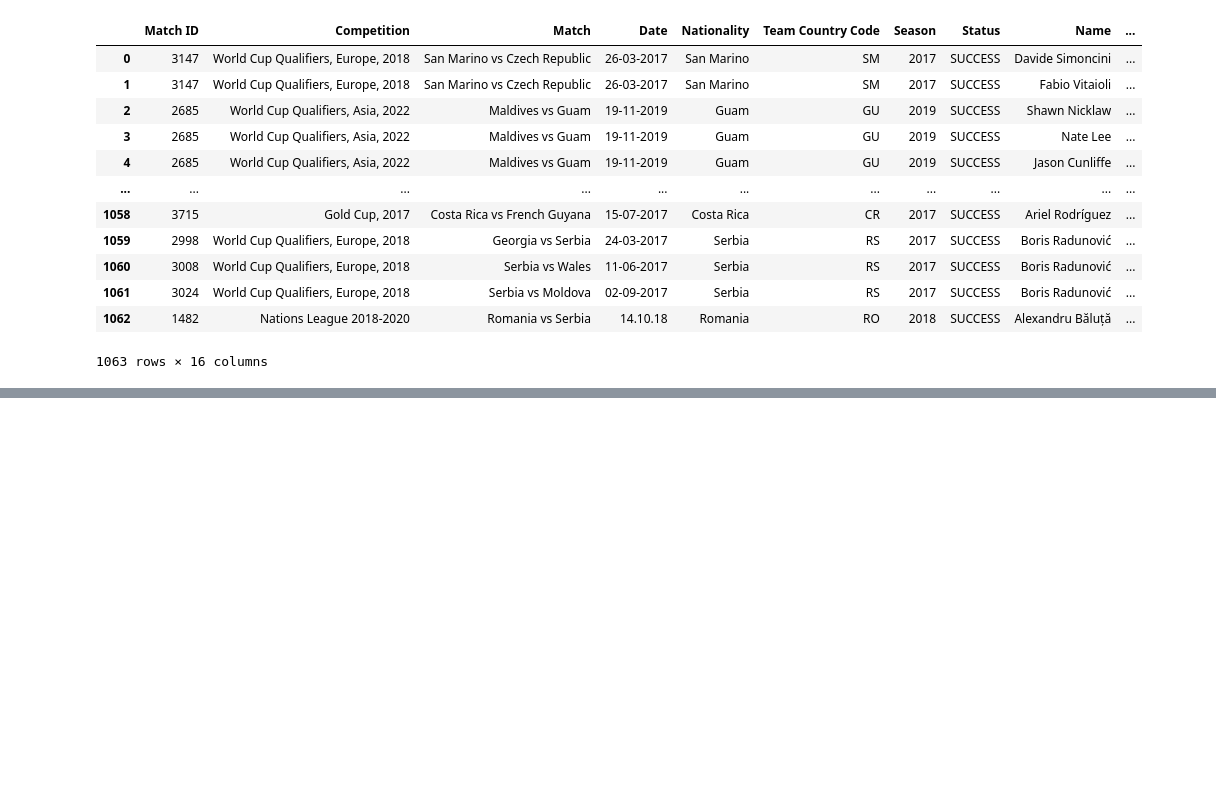
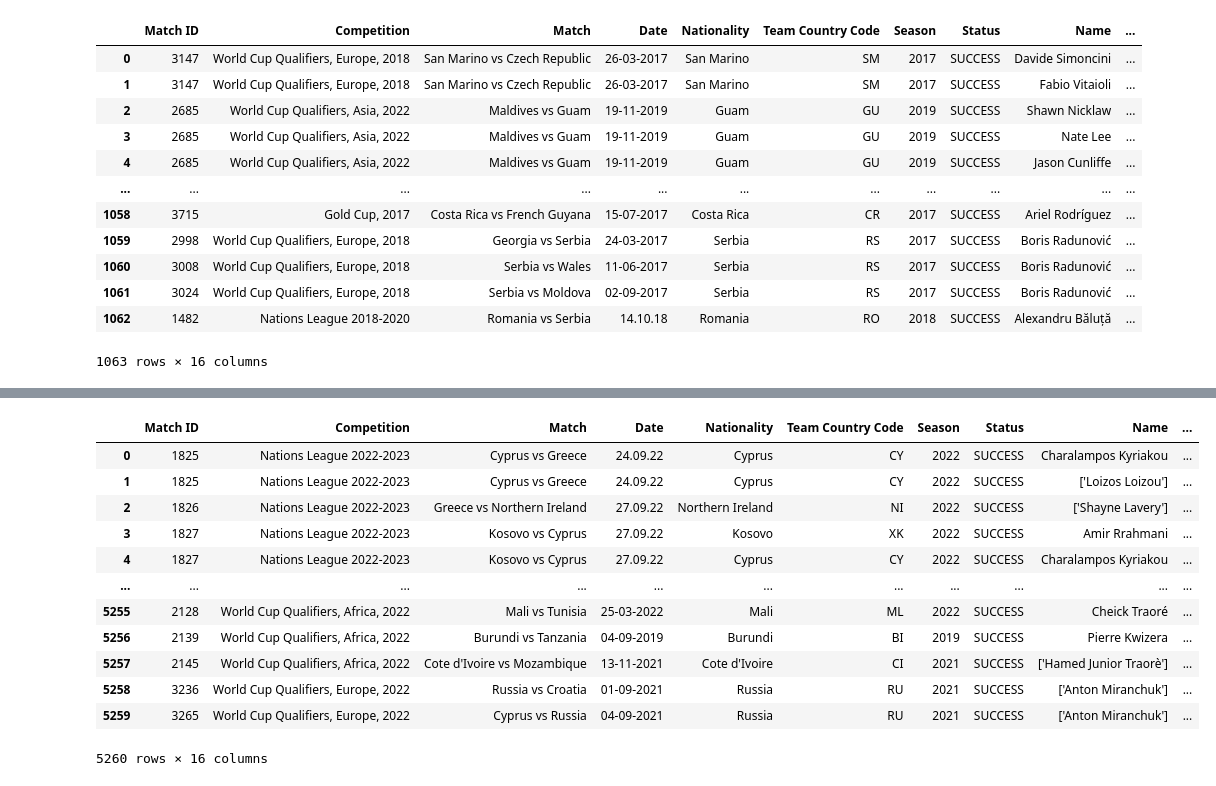
Before and after one commit to finnlsmith/footy_project_market_value_rankings, a Jupyter notebook: create_dataset_1/add_dfs_to_large_df.ipynb, the cells around one changed output, grey strips where cells are left out. Saved outputs shown, nothing was run; the diff lists cells and outputs as text; code cells hidden in the pictures; blank space fills up the shorter version.

```diff
--- a/create_dataset_1/add_dfs_to_large_df.ipynb
+++ b/create_dataset_1/add_dfs_to_large_df.ipynb
@@ -151,0 +173,35 @@ big_df_merged_new_Df.to_csv('most_updated_combined_DF.csv')
+# %%
+group_1_working = load_csv_dataset('Group 1 and 2 (for T) - Find their $ Info/Terrell Lookup Cases - group1_success_rework.csv')
+group_1_working = group_1_working.drop(columns={'Unnamed: 0.1', 'Unnamed: 0'})
+group_1_working.rename(columns={'Names_Found': 'Name(s) Found'}, inplace=True)
+group_1_working.rename(columns={'Country Code': 'Team Country Code'}, inplace=True)
+group_1_working = group_1_working.assign(Name=group_1_working['Name(s) Found'])
+group_1_working['Impute Required?'] = False
+group_1_working['Match Case'] = 'single'
+
+for i in range(0, 5260):
+    if group_1_working.at[i, 'Market Value'] == 0:
+        group_1_working.at[i, 'Impute Required?'] = True
+
+
+desired_column_order = ['Match ID', 'Competition', 'Match', 'Date', 'Nationality', 'Team Country Code',
+                       'Season', 'Status', 'Name', 'Market Value', 'Lookup Still Required?',
+                       'Lookup Return Case', 'Impute Required?', 'Name(s) Found', 'ORIGINAL JERSEY',
+                       'Match Case']
+
+group_1_working = group_1_working.reindex(columns=desired_column_order)
+group_1_working
+# %% [output]
+|  | Match ID | Competition | Match | Date | Nationality | Team Country Code | Season | Status | Name | ... |
+| 0 | 1825 | Nations League 2022-2023 | Cyprus vs Greece | 24.09.22 | Cyprus | CY | 2022 | SUCCESS | Charalampos Kyriakou | ... |
+| 1 | 1825 | Nations League 2022-2023 | Cyprus vs Greece | 24.09.22 | Cyprus | CY | 2022 | SUCCESS | ['Loizos Loizou'] | ... |
+| 2 | 1826 | Nations League 2022-2023 | Greece vs Northern Ireland | 27.09.22 | Northern Ireland | NI | 2022 | SUCCESS | ['Shayne Lavery'] | ... |
+| 3 | 1827 | Nations League 2022-2023 | Kosovo vs Cyprus | 27.09.22 | Kosovo | XK | 2022 | SUCCESS | Amir Rrahmani | ... |
+| 4 | 1827 | Nations League 2022-2023 | Kosovo vs Cyprus | 27.09.22 | Cyprus | CY | 2022 | SUCCESS | Charalampos Kyriakou | ... |
+| ... | ... | ... | ... | ... | ... | ... | ... | ... | ... | ... |
+| 5255 | 2128 | World Cup Qualifiers, Africa, 2022 | Mali vs Tunisia | 25-03-2022 | Mali | ML | 2022 | SUCCESS | Cheick Traoré | ... |
+| 5256 | 2139 | World Cup Qualifiers, Africa, 2022 | Burundi vs Tanzania | 04-09-2019 | Burundi | BI | 2019 | SUCCESS | Pierre Kwizera | ... |
+| 5257 | 2145 | World Cup Qualifiers, Africa, 2022 | Cote d'Ivoire vs Mozambique | 13-11-2021 | Cote d'Ivoire | CI | 2021 | SUCCESS | ['Hamed Junior Traorè'] | ... |
+| 5258 | 3236 | World Cup Qualifiers, Europe, 2022 | Russia vs Croatia | 01-09-2021 | Russia | RU | 2021 | SUCCESS | ['Anton Miranchuk'] | ... |
+| 5259 | 3265 | World Cup Qualifiers, Europe, 2022 | Cyprus vs Russia | 04-09-2021 | Russia | RU | 2021 | SUCCESS | ['Anton Miranchuk'] | ... |
+5260 rows × 16 columns
```
Also changed, not shown: parts of 5 cells of this notebook, 41 other files.
